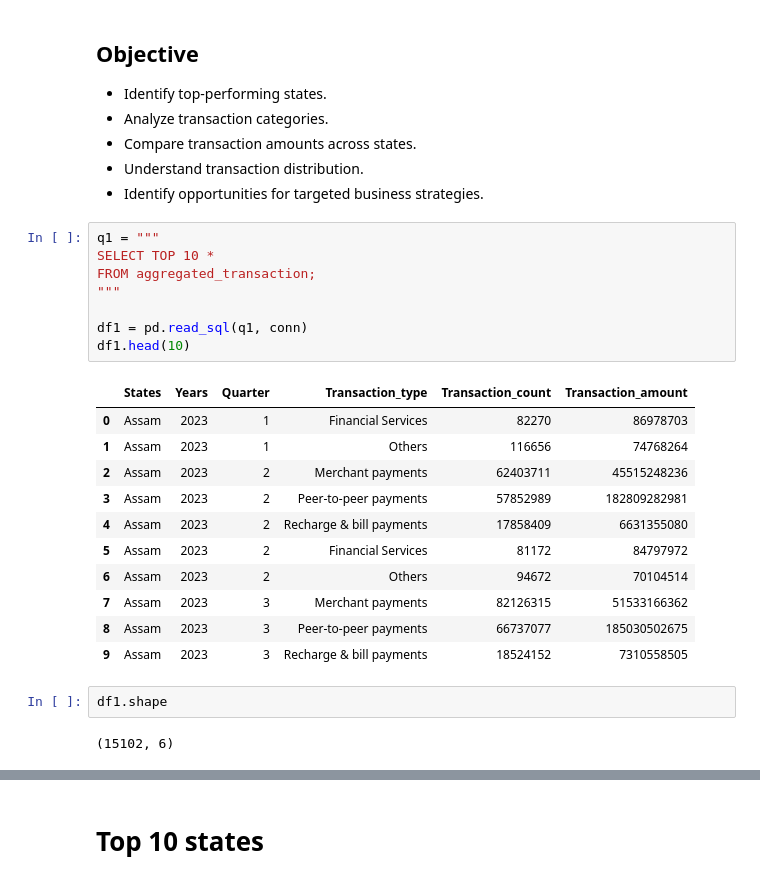
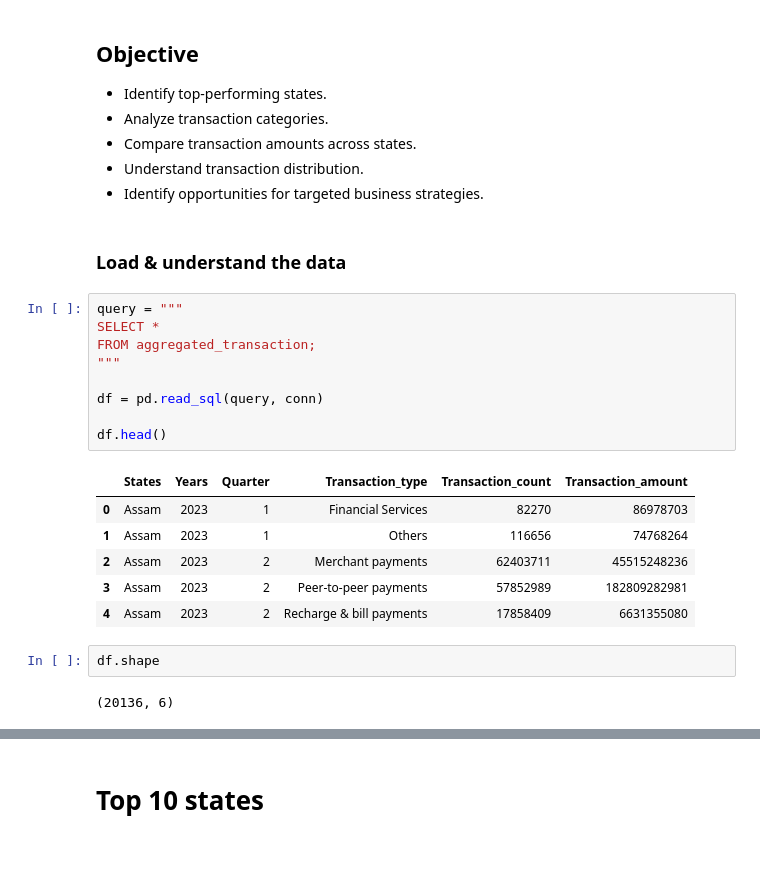
Before and after one commit to deva392000/phonepe-transaction-insights, a Jupyter notebook: case study 1.ipynb, the cells around one changed output, grey strips where cells are left out. Cells and saved outputs as stored; diff of their text form; blank space fills up the shorter version.

```diff
--- a/case study 1.ipynb
+++ b/case study 1.ipynb
@@ -42,27 +42,25 @@ identify important regions and transaction categories.
 - Compare transaction amounts across states.
 - Understand transaction distribution.
 - Identify opportunities for targeted business strategies.
+# %% [markdown]
+### Load & understand the data
 # %%
-q1 = """
-SELECT TOP 10 *
+query = """
+SELECT *
 FROM aggregated_transaction;
 """
 
-df1 = pd.read_sql(q1, conn)
-df1.head(10)
+df = pd.read_sql(query, conn)
+
+df.head()
 # %% [output]
 |  | States | Years | Quarter | Transaction_type | Transaction_count | Transaction_amount |
 | 0 | Assam | 2023 | 1 | Financial Services | 82270 | 86978703 |
 | 1 | Assam | 2023 | 1 | Others | 116656 | 74768264 |
 | 2 | Assam | 2023 | 2 | Merchant payments | 62403711 | 45515248236 |
 | 3 | Assam | 2023 | 2 | Peer-to-peer payments | 57852989 | 182809282981 |
 | 4 | Assam | 2023 | 2 | Recharge & bill payments | 17858409 | 6631355080 |
-| 5 | Assam | 2023 | 2 | Financial Services | 81172 | 84797972 |
-| 6 | Assam | 2023 | 2 | Others | 94672 | 70104514 |
-| 7 | Assam | 2023 | 3 | Merchant payments | 82126315 | 51533166362 |
-| 8 | Assam | 2023 | 3 | Peer-to-peer payments | 66737077 | 185030502675 |
-| 9 | Assam | 2023 | 3 | Recharge & bill payments | 18524152 | 7310558505 |
-# %%
-df1.shape
-# %% [output]
-(15102, 6)
+# %%
+df.shape
+# %% [output]
+(20136, 6)
```
Also changed, not shown: parts of 19 cells of this notebook, 5 other files.
